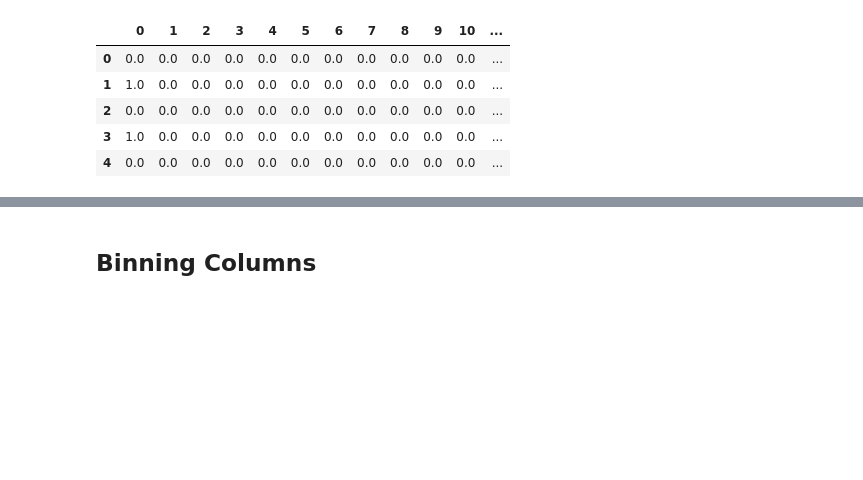
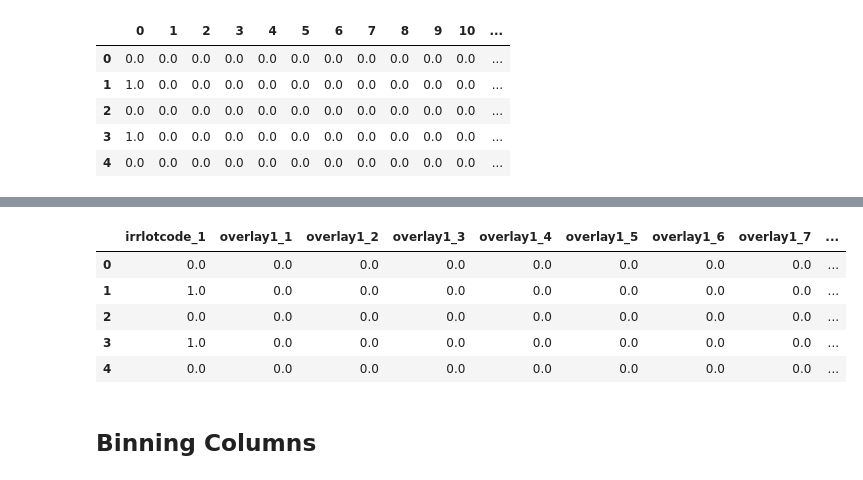
Before and after one commit to clairmarie8/Capstone, a Jupyter notebook: 01_Cleaning_Permits.ipynb, the cells around one changed output, grey strips where cells are left out. Cells and saved outputs as stored; diff of their text form; code cells hidden in the pictures; blank space fills up the shorter version.

```diff
--- a/01_Cleaning_Permits.ipynb
+++ b/01_Cleaning_Permits.ipynb
@@ -1813,3 +1765,6 @@ Data columns (total 5 columns):
  4   ext         3543 non-null   int64
 dtypes: int64(5)
 memory usage: 166.1 KB
+# %%
+cat_cols = list(demo_cat.columns)
+cat_cols
@@ -1827,3 +1784,10 @@ demo_cat.head(5)
 | 2 | 0.0 | 0.0 | 0.0 | 0.0 | 0.0 | 0.0 | 0.0 | 0.0 | 0.0 | 0.0 | 0.0 | ... |
 | 3 | 1.0 | 0.0 | 0.0 | 0.0 | 0.0 | 0.0 | 0.0 | 0.0 | 0.0 | 0.0 | 0.0 | ... |
 | 4 | 0.0 | 0.0 | 0.0 | 0.0 | 0.0 | 0.0 | 0.0 | 0.0 | 0.0 | 0.0 | 0.0 | ... |
+# %%
+feature_names = ohe.get_feature_names(cat_cols)
+feature_names = list(feature_names)
+num_cols = list(range(0,20))
+
+cols1 = {num_cols[i]: feature_names[i] for i in range(len(num_cols))}
+cols1
@@ -1830,3 +1815,13 @@ demo_cat.head(5)
+# %%
+demo_cat = demo_cat.rename(columns=cols1)
+demo_cat.head(5)
+# %% [output]
+|  | irrlotcode_1 | overlay1_1 | overlay1_2 | overlay1_3 | overlay1_4 | overlay1_5 | overlay1_6 | overlay1_7 | ... |
+| 0 | 0.0 | 0.0 | 0.0 | 0.0 | 0.0 | 0.0 | 0.0 | 0.0 | ... |
+| 1 | 1.0 | 0.0 | 0.0 | 0.0 | 0.0 | 0.0 | 0.0 | 0.0 | ... |
+| 2 | 0.0 | 0.0 | 0.0 | 0.0 | 0.0 | 0.0 | 0.0 | 0.0 | ... |
+| 3 | 1.0 | 0.0 | 0.0 | 0.0 | 0.0 | 0.0 | 0.0 | 0.0 | ... |
+| 4 | 0.0 | 0.0 | 0.0 | 0.0 | 0.0 | 0.0 | 0.0 | 0.0 | ... |
 # %%
 #pickle categorical columns
 with open('data/pickles/demo_cat.pickle', 'wb') as f:
```
Also changed, not shown: parts of 23 cells of this notebook, 3 other files.
